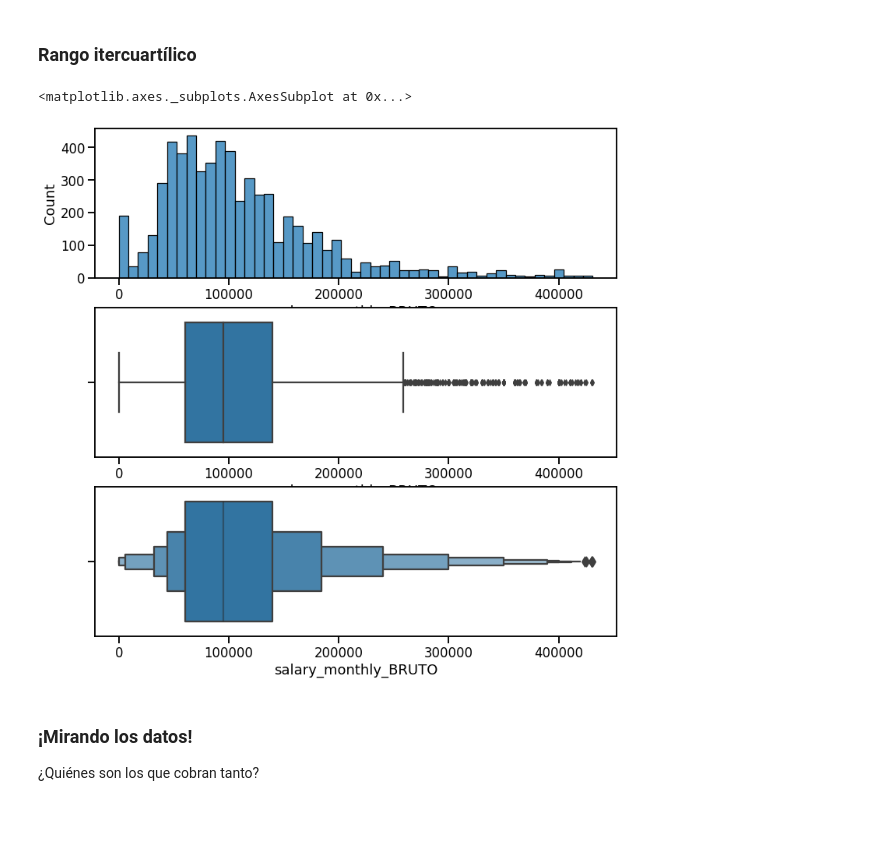
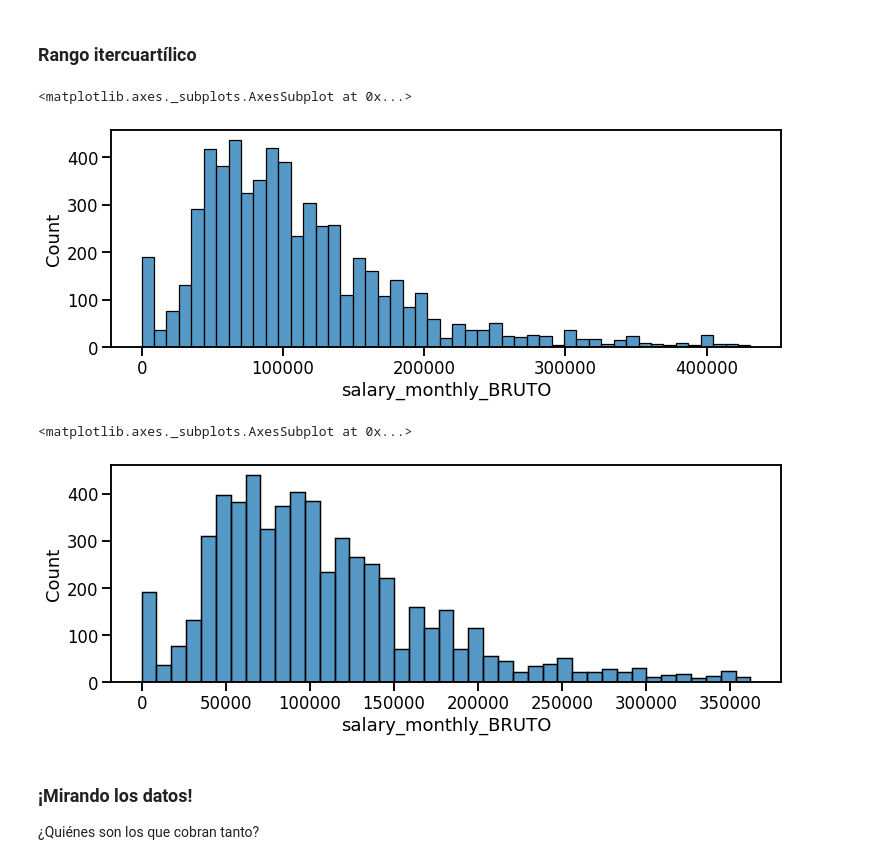
Before and after one commit to DiploDatos/AnalisisyVisualizacion, a Jupyter notebook: 02_Estadistica_descriptiva.ipynb, the cells around one changed output. Cells and saved outputs as stored; diff of their text form; code cells hidden in the pictures; blank space fills up the shorter version.

```diff
--- a/02_Estadistica_descriptiva.ipynb
+++ b/02_Estadistica_descriptiva.ipynb
@@ -270 +294,8 @@ seaborn.boxenplot(x=data, ax=axes[2])
+# %%
+fig = plt.figure(figsize=(12, 4))
+data = clean_outliers_sd(df, salary_col)[salary_col]
+seaborn.histplot(x=data)
+# %% [output]
+<matplotlib.axes._subplots.AxesSubplot at 0x...>
+[figure, added]
 # %%
@@ -277,14 +309,11 @@ def clean_outliers(dataset, column_name):
     return dataset[mask_outlier]
-# %%
-fig, axes = plt.subplots(figsize=(12, 12), nrows=3)
-max_limit = df[salary_col].quantile(.98)
-data = clean_outliers(df, salary_col)[salary_col]
-seaborn.histplot(x=data, ax=axes[0])
-seaborn.boxplot(x=data, ax=axes[1])
-seaborn.boxenplot(x=data, ax=axes[2])
-# %% [output]
-<matplotlib.axes._subplots.AxesSubplot at 0x...>
-[figure, removed]
+# %%
+fig = plt.figure(figsize=(12, 4))
+data = clean_outliers_q3(df, salary_col)[salary_col]
+seaborn.histplot(x=data)
+# %% [output]
+<matplotlib.axes._subplots.AxesSubplot at 0x...>
+[figure, added]
 # %% [markdown]
 ### ¡Mirando los datos!
 
```
Also changed, not shown: parts of 5 cells of this notebook.
